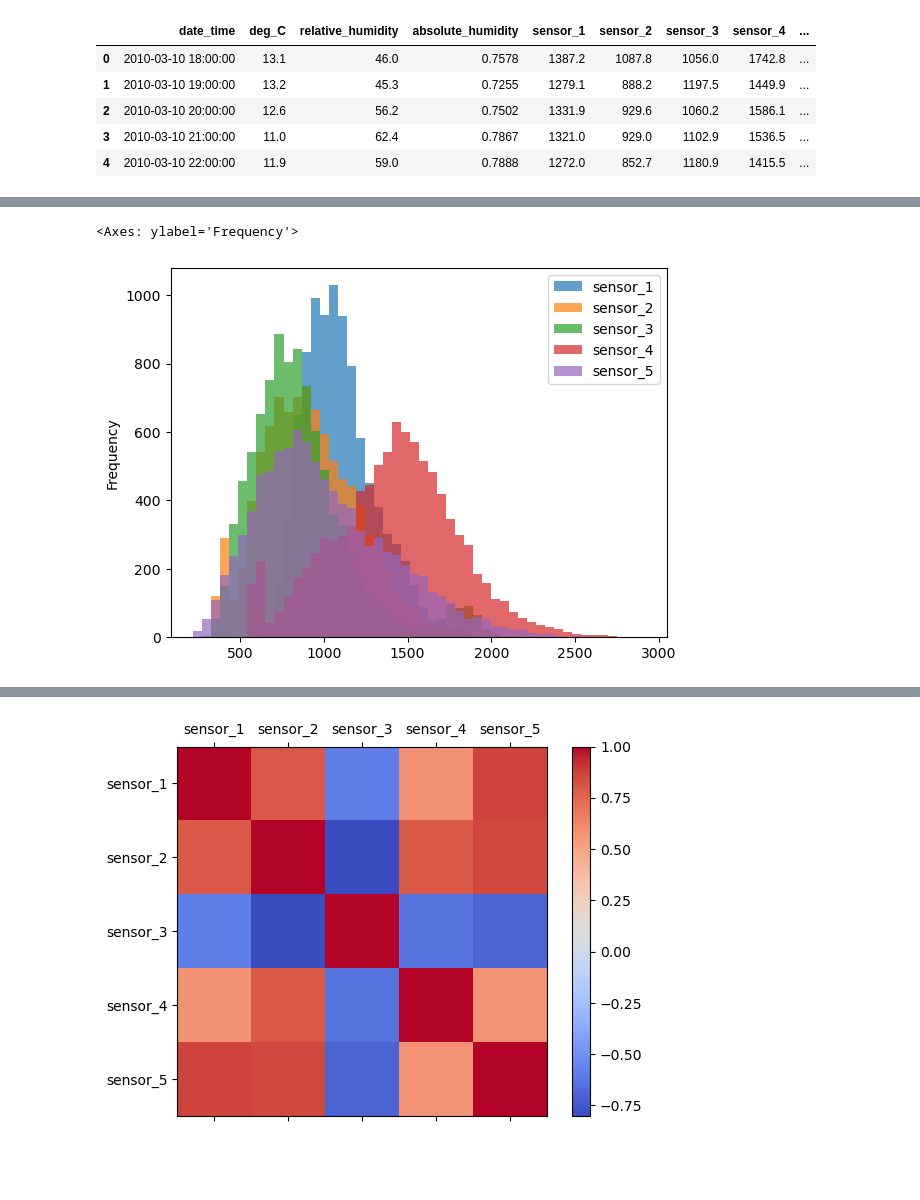
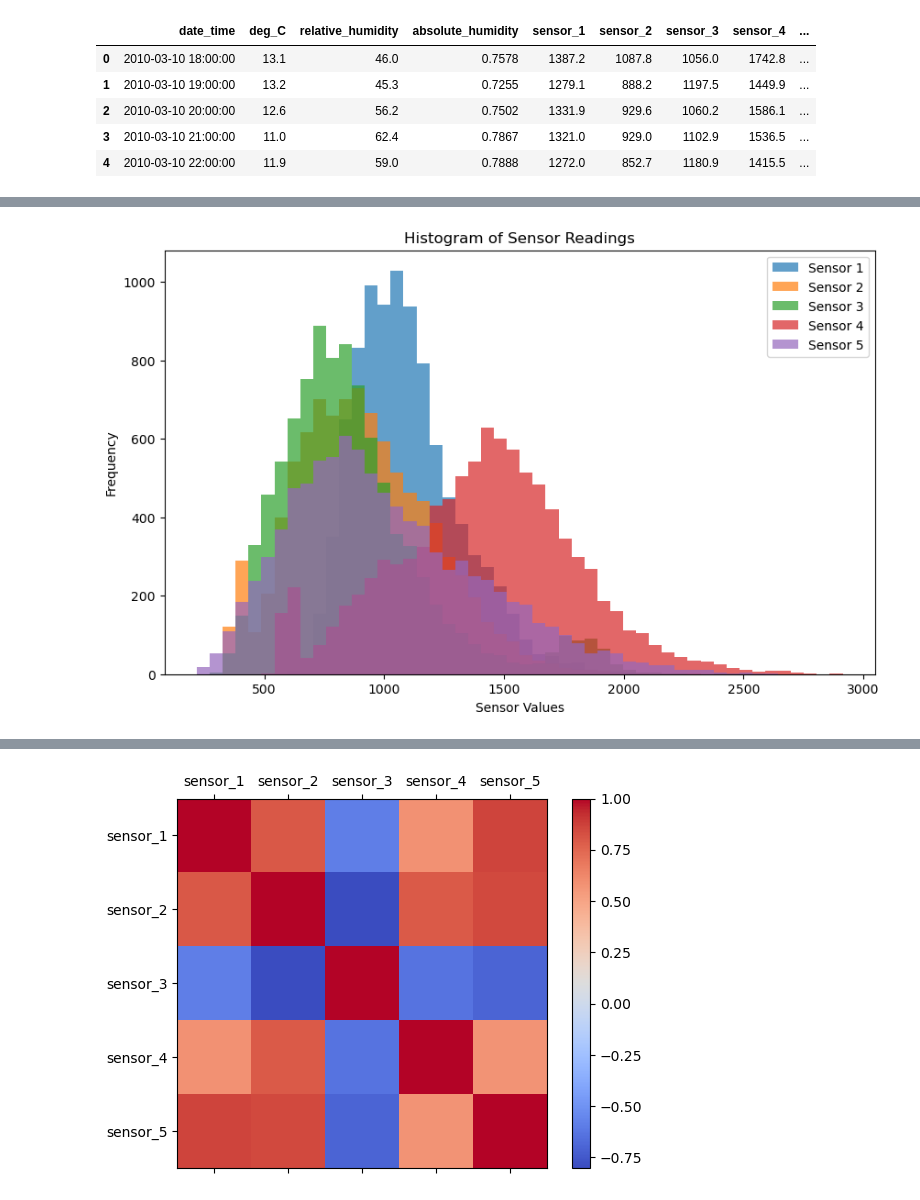
Before and after one commit to andy-12-08/deloitte_ds, a Jupyter notebook: notebook/PART_2.ipynb, the cells around one changed output, grey strips where cells are left out. Drawn from its saved outputs; the diff is of its cells as text; code cells hidden in the pictures; blank space fills up the shorter version.

```diff
--- a/notebook/PART_2.ipynb
+++ b/notebook/PART_2.ipynb
@@ -466,8 +469,14 @@ df_full['absolute_humidity'].hist()
 # %%
 # sensor_1 to sensor_5 histogram overlaid on same figure
-df_full[['sensor_1', 'sensor_2', 'sensor_3', 'sensor_4', 'sensor_5']].plot(kind='hist', alpha=0.7, bins=50)
+df_full[['sensor_1', 'sensor_2', 'sensor_3', 'sensor_4', 'sensor_5']].plot(
+    kind='hist', alpha=0.7, bins=50, figsize=(10, 6)
+)
+plt.xlabel('Sensor Values')
+plt.ylabel('Frequency')
+plt.title('Histogram of Sensor Readings')
+plt.legend(['Sensor 1', 'Sensor 2', 'Sensor 3', 'Sensor 4', 'Sensor 5'])
+plt.show()
 # %% [output]
-<Axes: ylabel='Frequency'>
-[figure, old version]
+[figure, new version]
 # %%
 # scatter plot of sensor_1 vs sensor_2 colored blue if weekday, red otherwise
```
Also changed, not shown: parts of 2 cells of this notebook, 3 other files.
